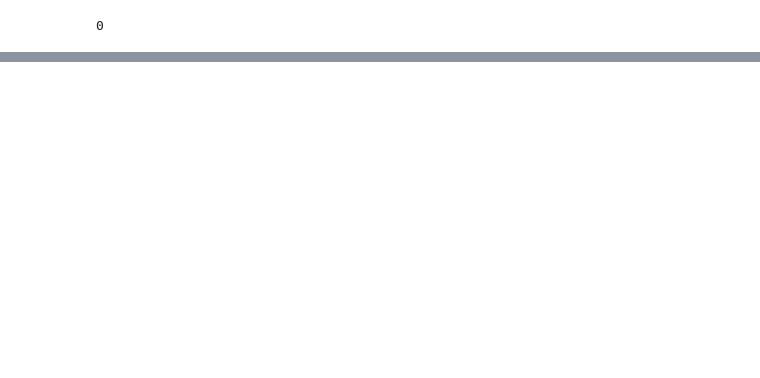
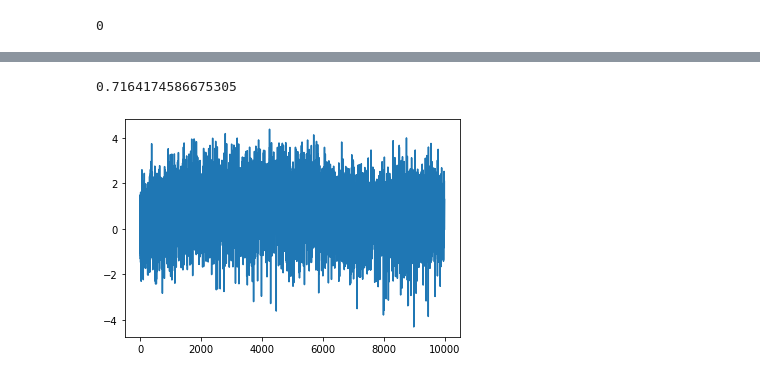
Before and after one commit to MouseAndKeyboard/Reinforcement-Learning-Intro, a Jupyter notebook: chapter-2-bandits.ipynb, the cells around one changed output, grey strips where cells are left out. Cells and saved outputs as stored; diff of their text form; code cells hidden in the pictures; blank space fills up the shorter version.

Commit message:
added bandit with rolling estimates of q

```diff
--- a/chapter-2-bandits.ipynb
+++ b/chapter-2-bandits.ipynb
@@ -102,0 +174,19 @@ env.r_dist
+# %%
+env2 = gym.make("BanditTenArmedNonstationaryConstantGaussian-v0")
+env2.r_dist = [[0,1],[0,1],[0,1],[0,1],[0,1],[0,1],[0,1],[0,1],[0,1],[0,1]]
+game_length = 10_000
+agent = BanditAgent(0.1)
+
+rewards = []
+
+for i in range(game_length):
+    action = agent.e_greedy_policy()
+    _, reward, _, _ = env2.step(action)
+    agent.train(action, reward)
+    rewards.append(reward)
+# %%
+plt.plot(rewards)
+np.mean(rewards)
+# %% [output]
+0.7164174586675305
+[figure, added]
```
Also changed, not shown: parts of 7 cells of this notebook.
